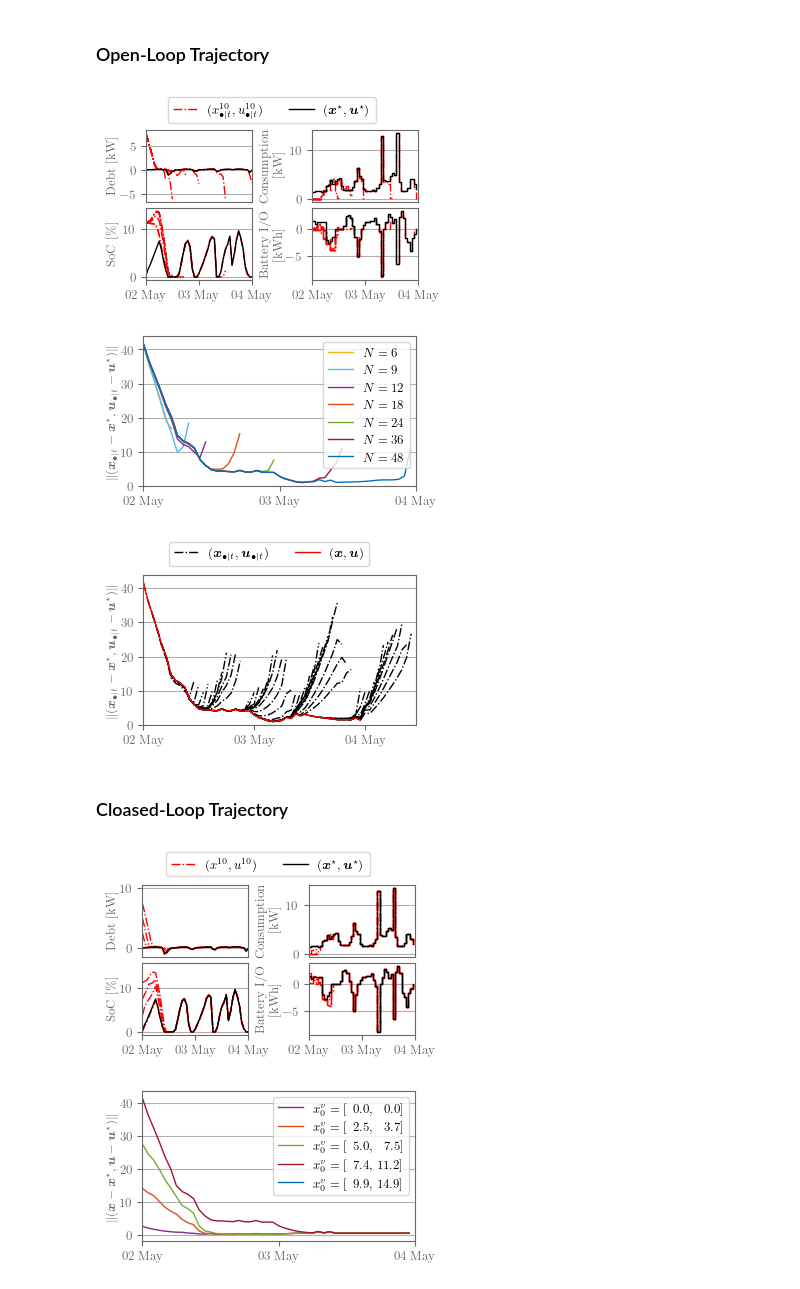
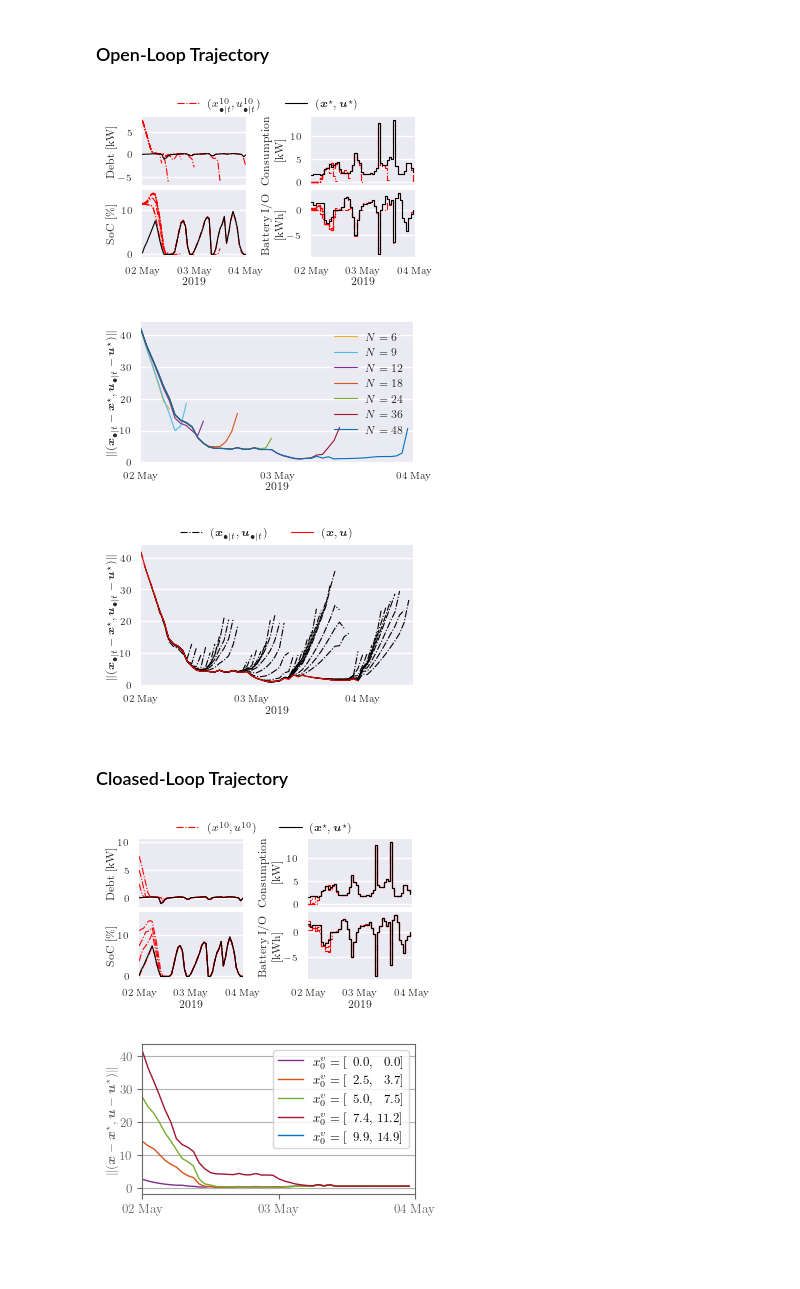
Before and after one commit to Gedlex/time-varying-RHGs, a Jupyter notebook: empc_DSMPC.ipynb, the cells around one changed output. Saved outputs shown, nothing was run; the diff lists cells and outputs as text; code cells hidden in the pictures; blank space fills up the shorter version.

Commit message:
Updated figures to have a more modern look

```diff
--- a/empc_DSMPC.ipynb
+++ b/empc_DSMPC.ipynb
@@ -48,16 +45,17 @@ preamble = r"""
     % \linespread{1.12}              % enlarge line space
     % \renewcommand{\familydefault}{\sfdefault}
 """
-plt.style.use('default')
-plt.rcParams['font.size'] = 8
-plt.rcParams['text.usetex'] = True
-plt.rcParams['xtick.color'] = 'dimgray'
-plt.rcParams['ytick.color'] = 'dimgray'
-plt.rcParams['axes.labelpad'] = 1
-plt.rcParams['axes.edgecolor'] = 'dimgray'
-plt.rcParams['axes.labelcolor'] = 'dimgray'
-plt.rcParams['lines.linewidth'] = 1
-plt.rcParams['text.latex.preamble'] = preamble
+plt.style.use('seaborn-v0_8')
+plt.rcParams.update({
+    'axes.labelsize': 8,
+    'xtick.labelsize': 7,
+    'ytick.labelsize': 7,
+    'legend.fontsize': 8,
+    'axes.labelpad': 1,
+    'lines.linewidth': 0.8,
+    'text.usetex': True,
+    'text.latex.preamble': preamble
+})
 # %% [markdown]
 ## Approximate Infinite-Horizon Overtaking-Optimal Trajectory
 # %%
@@ -474,39 +472,41 @@ axs[0][0].set_ylabel(r'\rmfamily{Debt [kW]}')
 axs[1][0].set_ylabel(r'\rmfamily{SoC [\%]}')
 axs[0][1].set_ylabel(r'\rmfamily{Consumption}\par\vspace{-2pt}\quad\quad\textnormal{[kW]}')
 axs[1][1].set_ylabel(r'\rmfamily{Battery I/O\par\vspace{-2pt}\quad\;[kWh]}')
+axs[1][1].set_xlabel(r'\rmfamily{' + str(params2.ctrl.start_date.year) + '}')
+axs[1][0].set_xlabel(r'\rmfamily{' + str(params2.ctrl.start_date.year) + '}')
 
 # Set major and minor ticks
 plt.rcParams['timezone'] = dates[0].tz.zone
 for ax in axs[1]:
     ax.xaxis.set_major_locator(mdates.DayLocator(interval=1))
     ax.xaxis.set_major_formatter(
         ticker.FuncFormatter(
             lambda x, pos: r'\rmfamily{' + mdates.DateFormatter(r'%d %b')(x, pos) + r'}'
         )
     )
 
 for i, ax in enumerate(axs.flatten()):
     # Set axis limits
     ax.set_xlim([dates_ol[0], dates_ol[-1]])
 
     # Set grid
     ax.yaxis.grid(True)
     ax.xaxis.grid(False)
 
 # Align labels
 fig.align_labels()
 
 
 # Plot legend
 handles, labels = axs[0][1].get_legend_handles_labels()
-fig.legend(handles, labels, bbox_to_anchor=(0.5, 0.99), loc='upper center', borderaxespad=0, ncols=2)
+fig.legend(handles, labels, bbox_to_anchor=(0.5, 1), loc='upper center', ncols=2, borderaxespad=0, borderpad=0, frameon=False)
 
 # Export figure5
 if export:
-    fig = adjust_margins(fig, textwidth=3.32, width=2.725, height=1.5, wspace=1.2, wshift=0.35, top=0.35, bottom=0.25)
+    fig = adjust_margins(fig, textwidth=3.32, width=2.725, height=1.4, wspace=1.2, wshift=0.35, top=0.2, bottom=0.3)
     fig.savefig(f"figures/open_loop_trajectory_agent{agent+1}.pdf")
 # %% [output]
-[figure, old version]
+[figure, new version]
 # %%
 # Set export flag
 export = True
@@ -535,6 +535,7 @@ for i in range(num_horizon):
 
 # Add labels
 axs.set_ylabel(r"$\|(\bm{x}_{\bullet|t} - \bm{x}^\star, \bm{u}_{\bullet|t} - \bm{u}^\star)\|$")
+axs.set_xlabel(r'\rmfamily{' + str(params2.ctrl.start_date.year) + '}')
 
 # Set major and minor ticks
 plt.rcParams['timezone'] = dates[0].tz.zone
@@ -558,14 +559,14 @@ axs.xaxis.grid(False)
 fig.align_labels()
 
 # Plot legend
-axs.legend(loc='best')
+axs.legend(loc='upper right')
 
 # Export figure
 if export:
-    fig = adjust_margins(fig, textwidth=3.32, width=2.725, height=1.5, wshift=0.35, top=0.35, bottom=0.25)
+    fig = adjust_margins(fig, textwidth=3.32, width=2.725, height=1.4, wshift=0.35, top=0.2, bottom=0.3)
     fig.savefig("figures/open_loop_trajectory_L2norm.pdf")
 # %% [output]
-[figure, old version]
+[figure, new version]
 # %%
 # Set export flag
 export = True
@@ -586,6 +587,7 @@ axs.plot(dates[:num_steps], diff_xu2[idx,:], color='red', linestyle='-', label =
 
 # Add labels
 axs.set_ylabel(r"$\|(\bm{x}_{\bullet|t} - \bm{x}^\star, \bm{u}_{\bullet|t} - \bm{u}^\star)\|$")
+axs.set_xlabel(r'\rmfamily{' + str(params2.ctrl.start_date.year) + '}')
 
 # Set major and minor ticks
 plt.rcParams['timezone'] = dates[0].tz.zone
@@ -610,14 +612,14 @@ fig.align_labels()
 
 # Plot legend
 handles, labels = axs.get_legend_handles_labels()
-fig.legend(handles, labels, bbox_to_anchor=(0.5, 0.99), loc='upper center', borderaxespad=0, ncols=2)
+fig.legend(handles, labels, bbox_to_anchor=(0.5, 0.99), loc='upper center', ncols=2, borderaxespad=0, borderpad=0, frameon=False)
 
 # Export figure
 if export:
-    fig = adjust_margins(fig, textwidth=3.32, width=2.725, height=1.5, wshift=0.35, top=0.35, bottom=0.25)
+    fig = adjust_margins(fig, textwidth=3.32, width=2.725, height=1.4, wshift=0.35, top=0.2, bottom=0.3)
     fig.savefig(f"figures/open_loop_trajectory_L2norm_N_{horizon[idx]}.pdf")
 # %% [output]
-[figure, old version]
+[figure, new version]
 # %% [markdown]
 ### Cloased-Loop Trajectory
 # %%
@@ -654,6 +656,8 @@ axs[0][0].set_ylabel(r'\rmfamily{Debt [kW]}')
 axs[1][0].set_ylabel(r'\rmfamily{SoC [\%]}')
 axs[0][1].set_ylabel(r'\rmfamily{Consumption}\par\vspace{-2pt}\quad\quad\textnormal{[kW]}')
 axs[1][1].set_ylabel(r'\rmfamily{Battery I/O\par\vspace{-2pt}\quad\;[kWh]}')
+axs[1][1].set_xlabel(r'\rmfamily{' + str(params.ctrl.start_date.year) + '}')
+axs[1][0].set_xlabel(r'\rmfamily{' + str(params.ctrl.start_date.year) + '}')
 
 # Set major and minor ticks
 plt.rcParams['timezone'] = dates[0].tz.zone
@@ -678,14 +682,14 @@ fig.align_labels()
 
 # Plot legend
 handles, labels = axs[0][1].get_legend_handles_labels()
-fig.legend(handles, labels, bbox_to_anchor=(0.5, 0.99), loc='upper center', borderaxespad=0, ncols=2)
+fig.legend(handles, labels, bbox_to_anchor=(0.5, 0.99), loc='upper center', ncols=2, borderaxespad=0, borderpad=0, frameon=False)
 
 # Export figure
 if export:
-    fig = adjust_margins(fig, textwidth=3.32, width=2.725, height=1.5, wspace=1.2, wshift=0.35, top=0.35, bottom=0.25)
+    fig = adjust_margins(fig, textwidth=3.32, width=2.725, height=1.4, wspace=1.2, wshift=0.35, top=0.2, bottom=0.3)
     fig.savefig(f"figures/closed_loop_trajectory_agent{agent+1}.pdf")
 # %% [output]
-[figure, old version]
+[figure, new version]
 # %%
 # Set export flag
 export = True
```
Also changed, not shown: parts of 2 cells of this notebook, 4 other files.
